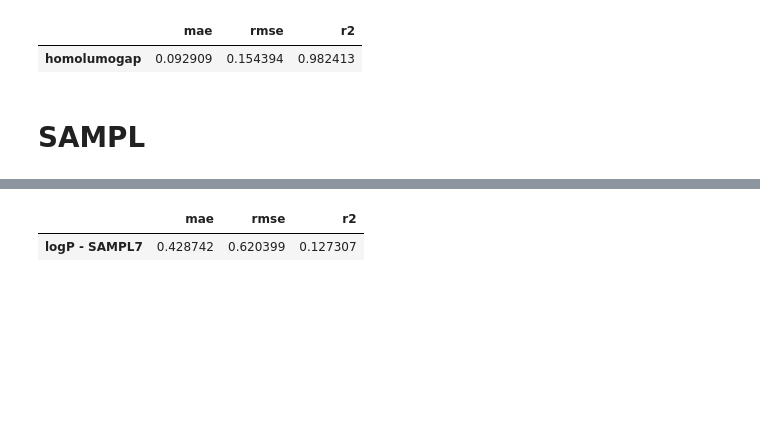
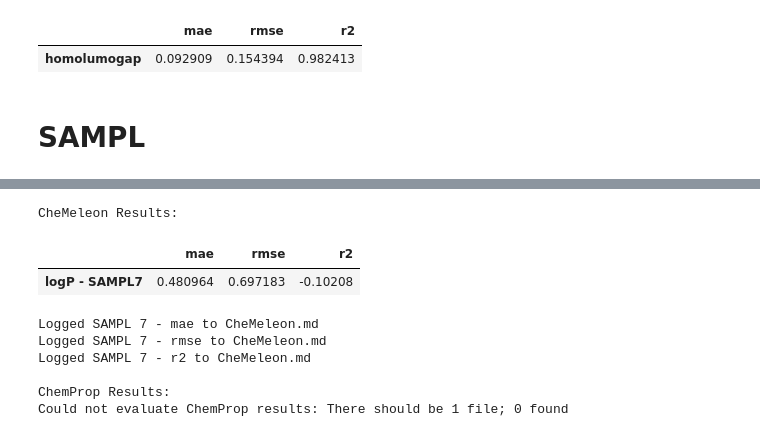
Before and after one commit to JacksonBurns/chemeleon, a Jupyter notebook: analysis/moleculenet_results/evaluate_predictions.ipynb, the cells around one changed output, grey strips where cells are left out. Saved outputs shown, nothing was run; the diff lists cells and outputs as text; code cells hidden in the pictures; blank space fills up the shorter version.

```diff
--- a/analysis/moleculenet_results/evaluate_predictions.ipynb
+++ b/analysis/moleculenet_results/evaluate_predictions.ipynb
@@ -396,7 +420,7 @@ num_tasks = 1
 metrics = ["mae", "rmse", "r2"]
 
 # CheMeleon
-result_dir = "/home/akshatz/benchmarks_chemeleon/uv_vis/results"
+result_dir = "/home/akshatz/fastprop_foundation/analysis/moleculenet_results/scripts/chemeleon/uv_vis_results"
 print("CheMeleon Results:")
 results = evaluate_results(data_path, splits_path, result_dir, num_tasks, metrics)
 display(results)
@@ -404,7 +428,7 @@ for m in metrics:
     log_result("UV Vis", m, results, CHEMELEON_MD_PATH)
 
 # ChemProp
-result_dir = "/home/akshatz/fastprop_foundation/analysis/moleculenet_results/scripts/chemprop/uv_vis/results"
+result_dir = "/home/akshatz/fastprop_foundation/analysis/moleculenet_results/scripts/chemprop/uv_vis_results"
 print("\nChemProp Results:")
 try:
     results = evaluate_results(data_path, splits_path, result_dir, num_tasks, metrics)
@@ -496,7 +527,7 @@ num_tasks = 128
 metrics = ["prc-auc", "ap", "roc-auc"]
 
 # CheMeleon
-result_dir = "/home/akshatz/benchmarks_chemeleon/pcba/pcba_random/results"
+result_dir = "/home/akshatz/fastprop_foundation/analysis/moleculenet_results/scripts/chemeleon/pcba_random_results"
 print("CheMeleon Results:")
 results = evaluate_results_with_nan_targets(data_path, splits_path, result_dir, num_tasks, metrics).mean()
 display(results)
@@ -504,7 +535,7 @@ for m in metrics:
     log_result("PCBA Random", m, results, CHEMELEON_MD_PATH)
 
 # ChemProp
-result_dir = "/home/akshatz/fastprop_foundation/analysis/moleculenet_results/scripts/chemprop/pcba/pcba_random/results"
+result_dir = "/home/akshatz/fastprop_foundation/analysis/moleculenet_results/scripts/chemprop/pcba/pcba_random_results"
 print("\nChemProp Results:")
 try:
     results = evaluate_results_with_nan_targets(data_path, splits_path, result_dir, num_tasks, metrics).mean()
@@ -589,7 +628,7 @@ num_tasks = 1
 metrics = ["mae", "rmse", "r2"]
 
 # CheMeleon
-result_dir = "/home/akshatz/benchmarks_chemeleon/pcqm4mv2/results"
+result_dir = "/home/akshatz/fastprop_foundation/analysis/moleculenet_results/scripts/chemeleon/pcqm4mv2/results"
 print("CheMeleon Results:")
 results = evaluate_results(data_path, splits_path, result_dir, num_tasks, metrics, target_columns=["homolumogap"])
 display(results)
@@ -640,7 +679,7 @@ def evaluate_sampl(test_no, result_dir, metrics):
 metrics = ["mae", "rmse", "r2"]
 
 # CheMeleon
-result_dir = "/home/akshatz/benchmarks_chemeleon/SAMPL/results_sampl_production"
+result_dir = "/home/akshatz/fastprop_foundation/analysis/moleculenet_results/scripts/chemeleon/sampl_production_results"
 print("CheMeleon Results:")
 results = evaluate_sampl(6, result_dir, metrics)
 display(results)
@@ -648,7 +687,7 @@ for m in metrics:
     log_result("SAMPL 6", m, results, CHEMELEON_MD_PATH)
 
 # ChemProp
-result_dir = "/home/akshatz/fastprop_foundation/analysis/moleculenet_results/scripts/chemprop/SAMPL/results_sampl_production"
+result_dir = "/home/akshatz/fastprop_foundation/analysis/moleculenet_results/scripts/chemprop/sampl_production_results"
 print("\nChemProp Results:")
 try:
     results = evaluate_sampl(6, result_dir, metrics)
@@ -663,27 +709,34 @@ except Exception as e:
 # %%
 metrics = ["mae", "rmse", "r2"]
 
 # CheMeleon
-result_dir = "/home/akshatz/benchmarks_chemeleon/SAMPL/results_sampl_production"
+result_dir = "/home/akshatz/fastprop_foundation/analysis/moleculenet_results/scripts/chemeleon/sampl_production_results"
 print("CheMeleon Results:")
 results = evaluate_sampl(7, result_dir, metrics)
 display(results)
 for m in metrics:
     log_result("SAMPL 7", m, results, CHEMELEON_MD_PATH)
 
 # ChemProp
-result_dir = "/home/akshatz/fastprop_foundation/analysis/moleculenet_results/scripts/chemprop/SAMPL/results_sampl_production"
+result_dir = "/home/akshatz/fastprop_foundation/analysis/moleculenet_results/scripts/chemprop/sampl_production_results"
 print("\nChemProp Results:")
 try:
     results = evaluate_sampl(7, result_dir, metrics)
     display(results)
     for m in metrics:
         log_result("SAMPL 7", m, results, CHEMPROP_MD_PATH)
 except Exception as e:
     print(f"Could not evaluate ChemProp results: {e}")
 # %% [output]
+CheMeleon Results:
 |  | mae | rmse | r2 |
-| logP - SAMPL7 | 0.428742 | 0.620399 | 0.127307 |
+| logP - SAMPL7 | 0.480964 | 0.697183 | -0.10208 |
+Logged SAMPL 7 - mae to CheMeleon.md
+Logged SAMPL 7 - rmse to CheMeleon.md
+Logged SAMPL 7 - r2 to CheMeleon.md
+
+ChemProp Results:
+Could not evaluate ChemProp results: There should be 1 file; 0 found
 # %%
 metrics = ["mae", "rmse", "r2"]
 
```
Also changed, not shown: parts of 6 cells of this notebook, 4 other files.
